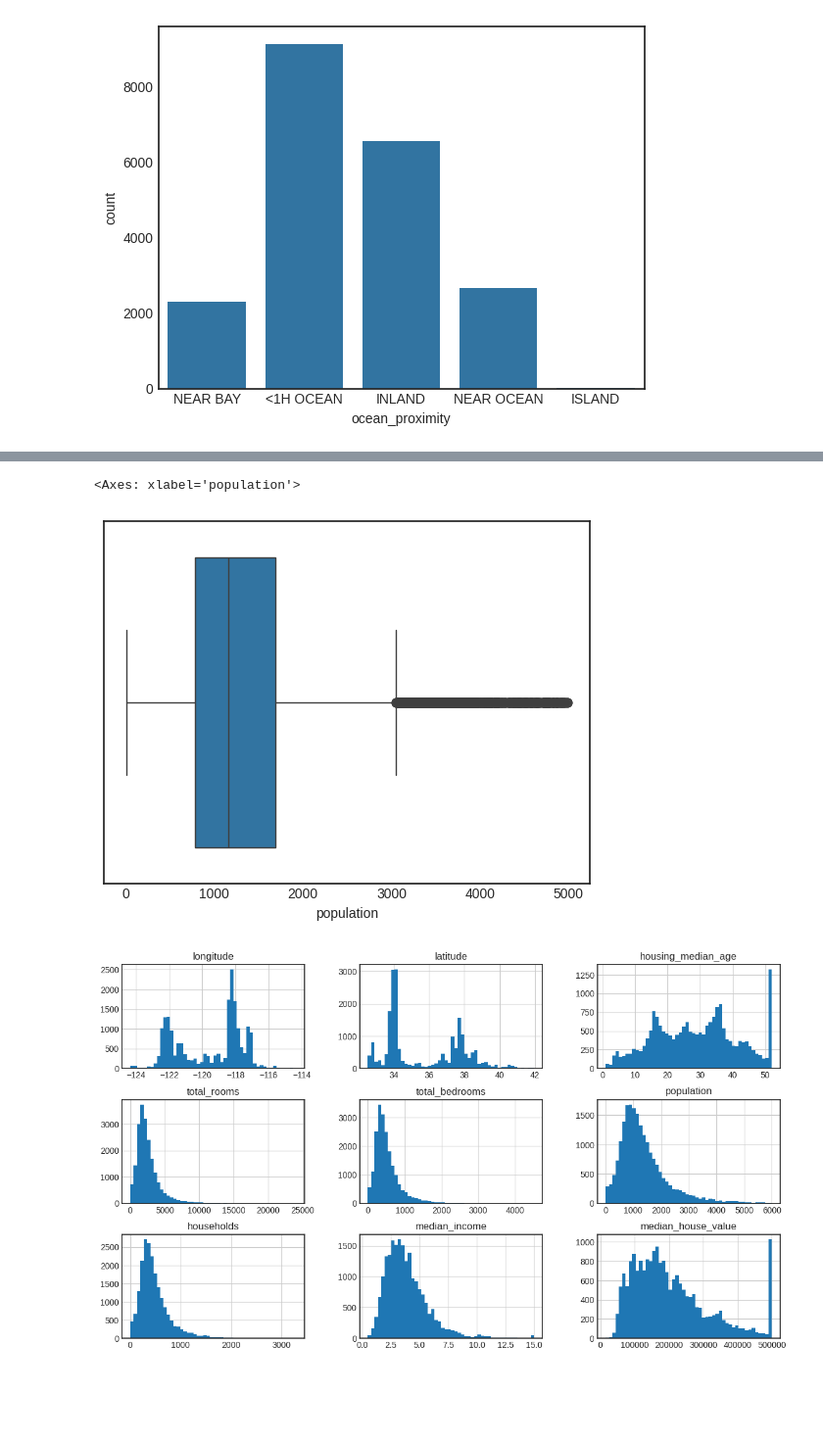
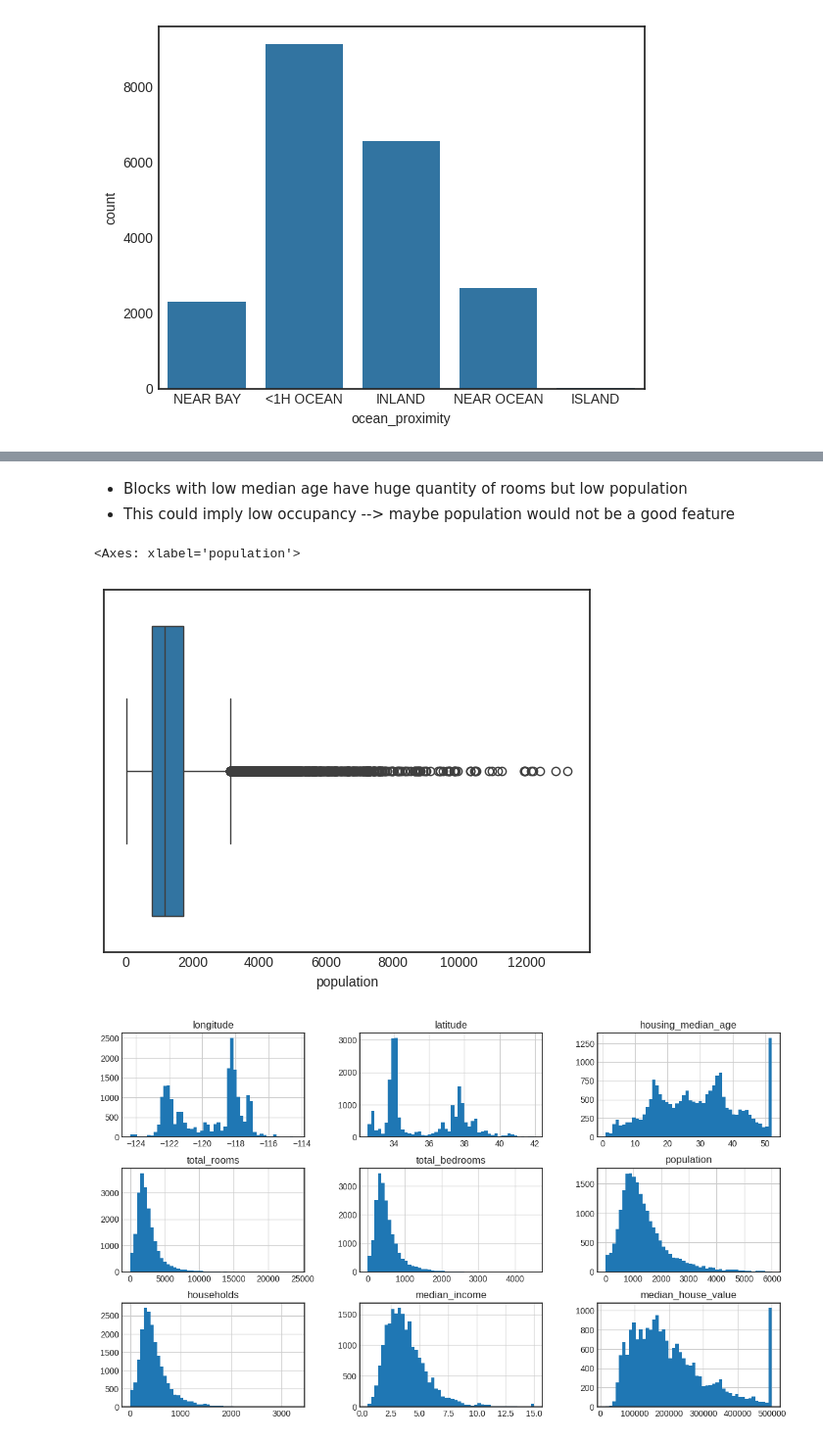
Before and after one commit to ezequielpf/california_house_pricing, a Jupyter notebook: Housing_02.ipynb, the cells around one changed output, grey strips where cells are left out. Shown at 98% size. Drawn from its saved outputs; the diff is of its cells as text; code cells hidden in the pictures; blank space fills up the shorter version.

```diff
--- a/Housing_02.ipynb
+++ b/Housing_02.ipynb
@@ -148,8 +162,11 @@ df_raw.describe().T
+# %% [markdown]
+- Blocks with low median age have huge quantity of rooms but low population
+- This could imply low occupancy --> maybe population would not be a good feature
 # %%
-sns.boxplot(data=df_raw.query('population <= 5000'), x='population')
+sns.boxplot(data=df_raw.query('population <= 15000'), x='population')
 # %% [output]
 <Axes: xlabel='population'>
-[figure, old version]
+[figure, new version]
 # %%
 df_raw.query('population <= 6000').hist(bins=50, figsize=(14,8));
 # %% [output]
```
Also changed, not shown: parts of 24 cells of this notebook.
